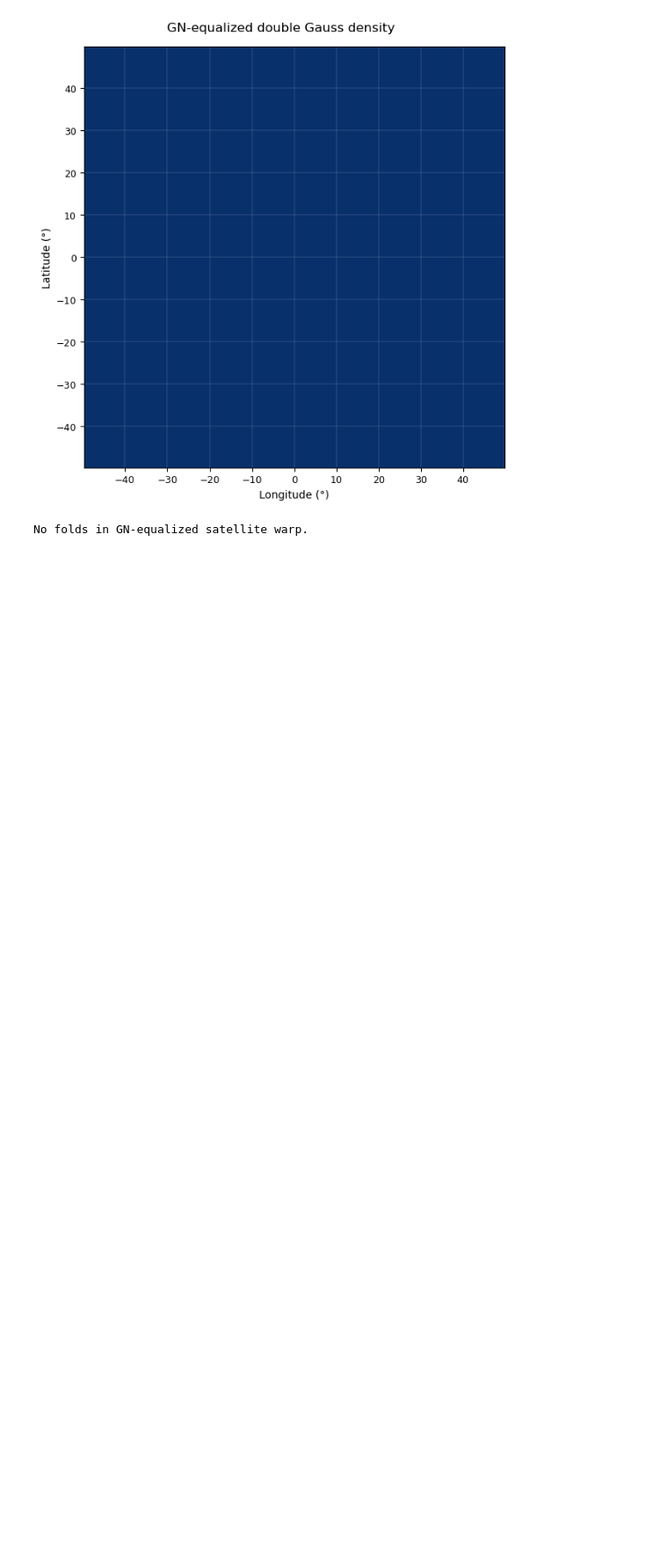
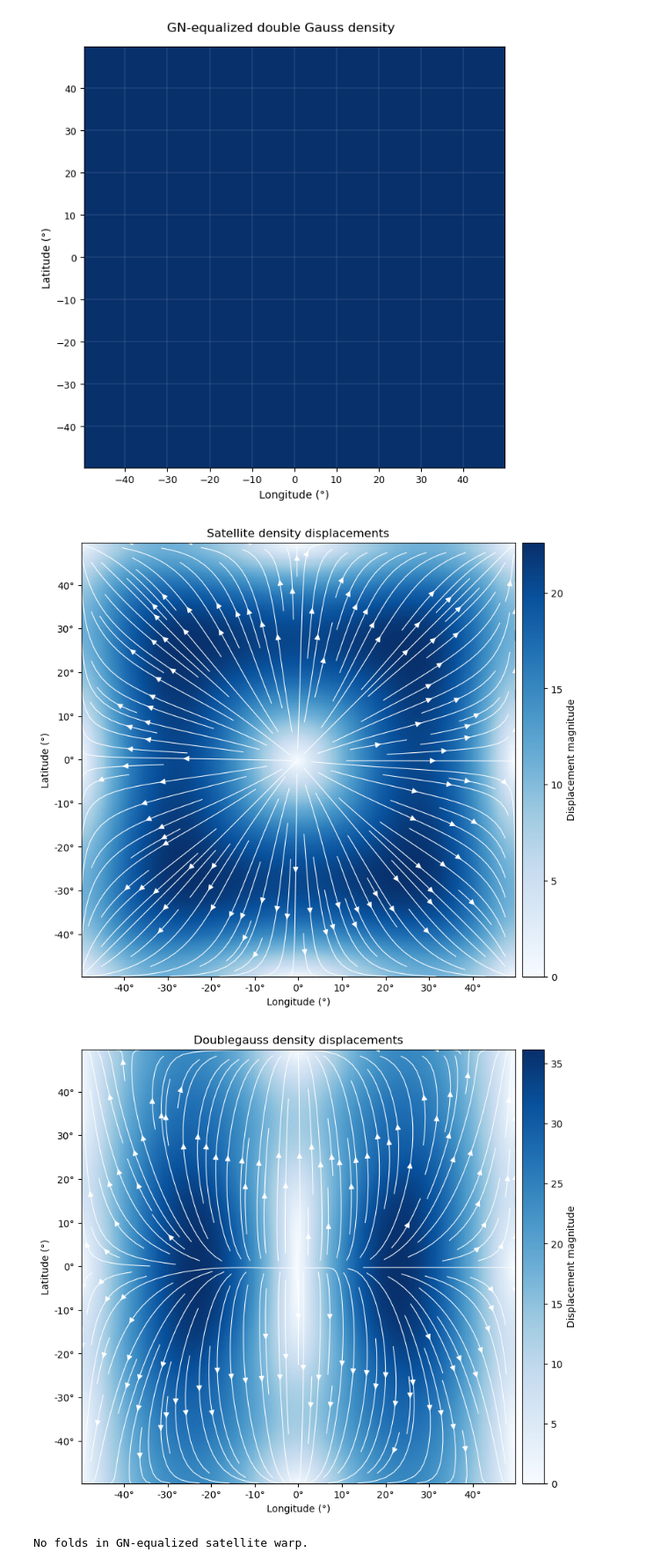
Before and after one commit to lucaBuono/densityflow, a Jupyter notebook: gn_simulated_pipeline.ipynb, the cells around one changed output. Shown at 88% size. Drawn from its saved outputs; the diff is of its cells as text; code cells hidden in the pictures; blank space fills up the shorter version.

```diff
--- a/gn_simulated_pipeline.ipynb
+++ b/gn_simulated_pipeline.ipynb
@@ -134,6 +134,12 @@ plt.show()
 # %% [output]
 [figure]
 [figure]
+# %%
+streamplot_displacements(lons, lats, dX_sat, dY_sat, title="Satellite density displacements")
+streamplot_displacements(lons, lats, dX_doublegauss, dY_doublegauss, title="Doublegauss density displacements")
+# %% [output]
+[figure, added]
+[figure, added]
 # %%
 # now lets look at the jacobian and the determinant jacobian of the displacements field to determine if folds were created
 # we can validate if a warp is fold-free by checking if the determinant of the Jacobian of the corresponding displacement fields is striclty positive:
```
Also changed, not shown: 3 other files.
